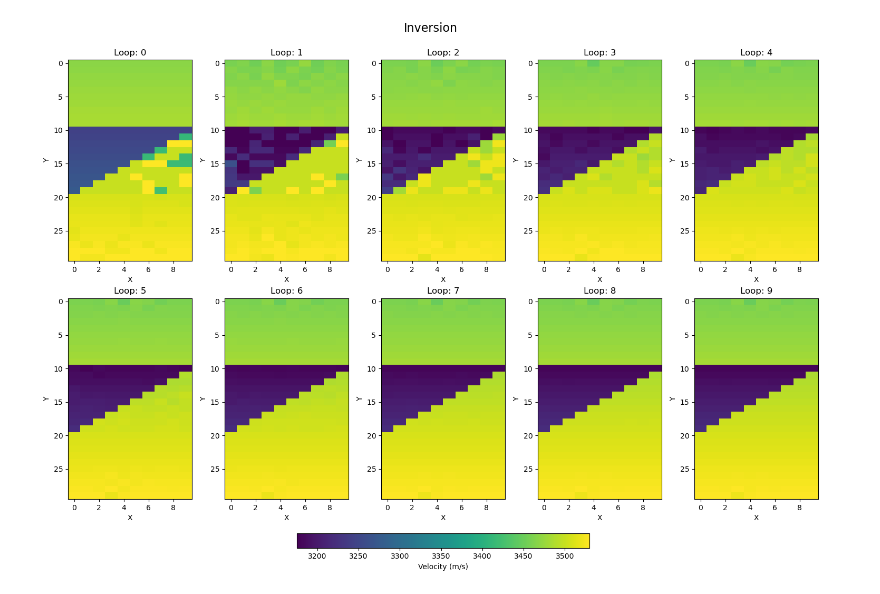
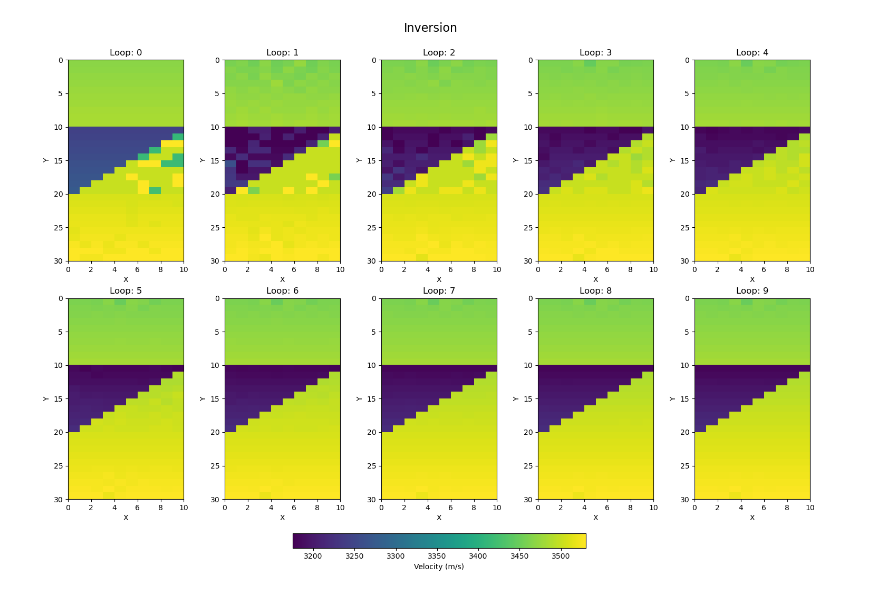
Before and after one commit to x-repos/traveltime-inversion-annealing, a Jupyter notebook: borehole30x10-readfiles.ipynb, the cells around one changed output. Saved outputs shown, nothing was run; the diff lists cells and outputs as text; code cells hidden in the pictures.

```diff
--- a/borehole30x10-readfiles.ipynb
+++ b/borehole30x10-readfiles.ipynb
@@ -32,35 +32,35 @@ velocity_inversion = 1/data
 cols = 5  # Number of columns
 rows = 2  # Number of rows
 
 fig, axes = plt.subplots(rows, cols, figsize=(15, 12))
 
 # Flatten the axes array for easy iteration
 axes = axes.flatten()
 
 vmin, vmax = 3175, 3530
 
 
 # Loop through each matrix and plot
 for i, data in enumerate(velocity_inversion):
     # Plot the data
-    im = axes[i].imshow(data, cmap='viridis', aspect='auto', vmin=vmin, vmax=vmax)
+    im = axes[i].imshow(data, cmap='viridis', aspect='auto', vmin=vmin, vmax=vmax, extent=[0, 10, 30, 0])
     axes[i].set_title(f'Loop: {i}')
     axes[i].set_xlabel('X')
     axes[i].set_ylabel('Y')
 
 # Adjust the layout to make room for the colorbar at the bottom
 fig.tight_layout(rect=[0, 0.1, 1, 0.95])
 
 # Add a single colorbar for all subplots at the bottom
 cbar = fig.colorbar(im, ax=axes, orientation='horizontal', fraction=0.03, pad=0.07)
 cbar.set_label('Velocity (m/s)')
 
 # Add a title for the entire plot
 fig.suptitle('Inversion', fontsize=16)
 
 plt.show()
 # %% [output]
-[figure, old version]
+[figure, new version]
 # %%
 # define models
 rows, cols = 30, 10
```
Also changed, not shown: parts of 1 cell of this notebook, 1 other file.
